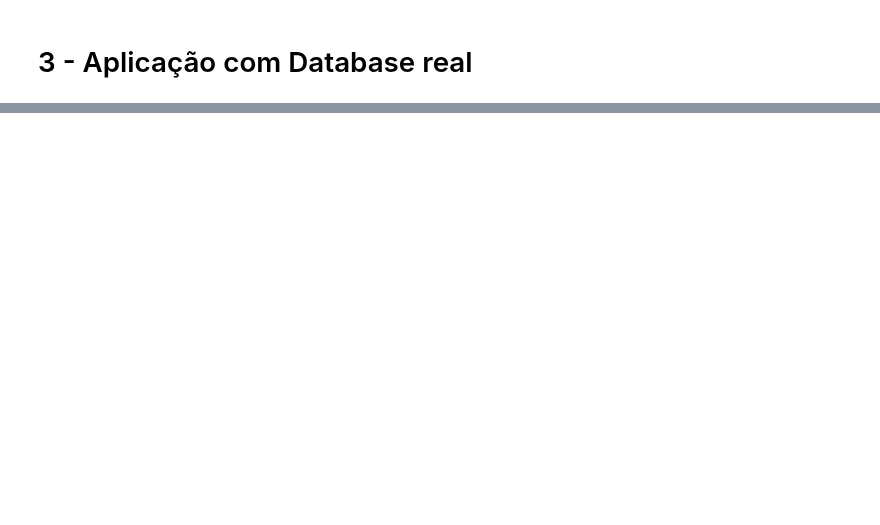
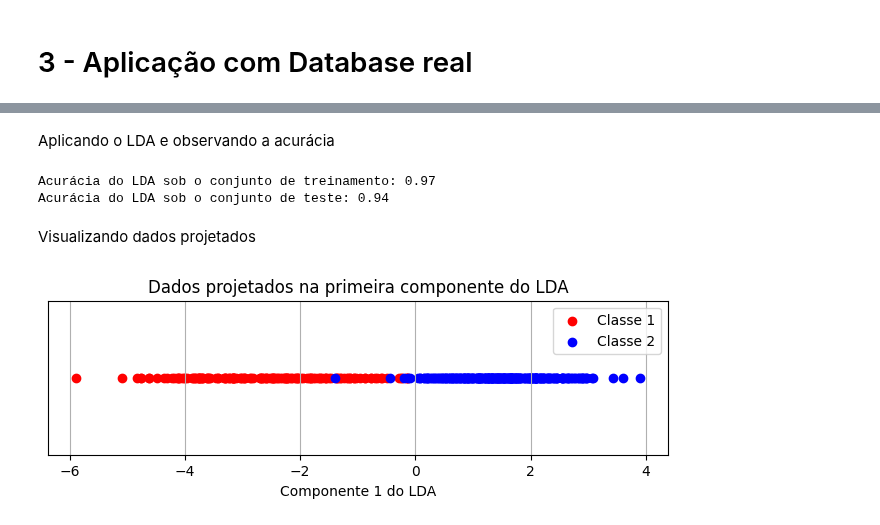
Before and after one commit to lorran-araujo/LNCC, a Jupyter notebook: disciplinas/estatistica/seminario/codes/aplications_lda.ipynb, the cells around one changed output, grey strips where cells are left out. Saved outputs shown, nothing was run; the diff lists cells and outputs as text; code cells hidden in the pictures; blank space fills up the shorter version.

```diff
--- a/disciplinas/estatistica/seminario/codes/aplications_lda.ipynb
+++ b/disciplinas/estatistica/seminario/codes/aplications_lda.ipynb
@@ -226,0 +256,5 @@ Acurácia do LDA sob o conjunto de teste: 0.49
+# %%
+breast_cancer = load_breast_cancer()
+data = breast_cancer['data']
+data_label = breast_cancer['target']
+data_cancer_train, data_cancer_test, label_cancer_train, label_cancer_test = train_test_split(data, data_label, test_size=0.3, random_state=42, shuffle=True, stratify=data_label)
@@ -226,0 +280,26 @@ Acurácia do LDA sob o conjunto de teste: 0.49
+# %% [markdown]
+Aplicando o LDA e observando a acurácia
+# %%
+lda3 = LDA(n_components=1)
+data_cancer_train_lda = lda3.fit_transform(data_cancer_train, label_cancer_train)
+data_cancer_test_lda = lda3.transform(data_cancer_test)
+lda_accuracy(data_cancer_train, data_cancer_test, label_cancer_train, label_cancer_test, lda3)
+# %% [output]
+Acurácia do LDA sob o conjunto de treinamento: 0.97
+Acurácia do LDA sob o conjunto de teste: 0.94
+# %% [markdown]
+Visualizando dados projetados
+# %%
+plt.figure(figsize=(8, 2))
+plt.scatter(data_cancer_train_lda[label_cancer_train == 0].ravel(), np.zeros(len(data_cancer_train_lda[label_cancer_train == 0])), color='red', label='Classe 1')
+plt.scatter(data_cancer_train_lda[label_cancer_train == 1].ravel(), np.zeros(len(data_cancer_train_lda[label_cancer_train == 1])), color='blue', label='Classe 2')
+
+# Configurações do gráfico
+plt.title("Dados projetados na primeira componente do LDA")
+plt.xlabel("Componente 1 do LDA")
+plt.yticks([])  # Removendo o eixo y, pois estamos projetando em 1D
+plt.legend()
+plt.grid(True)
+plt.show()
+# %% [output]
+[figure, added]
```
Also changed, not shown: parts of 12 cells of this notebook.
